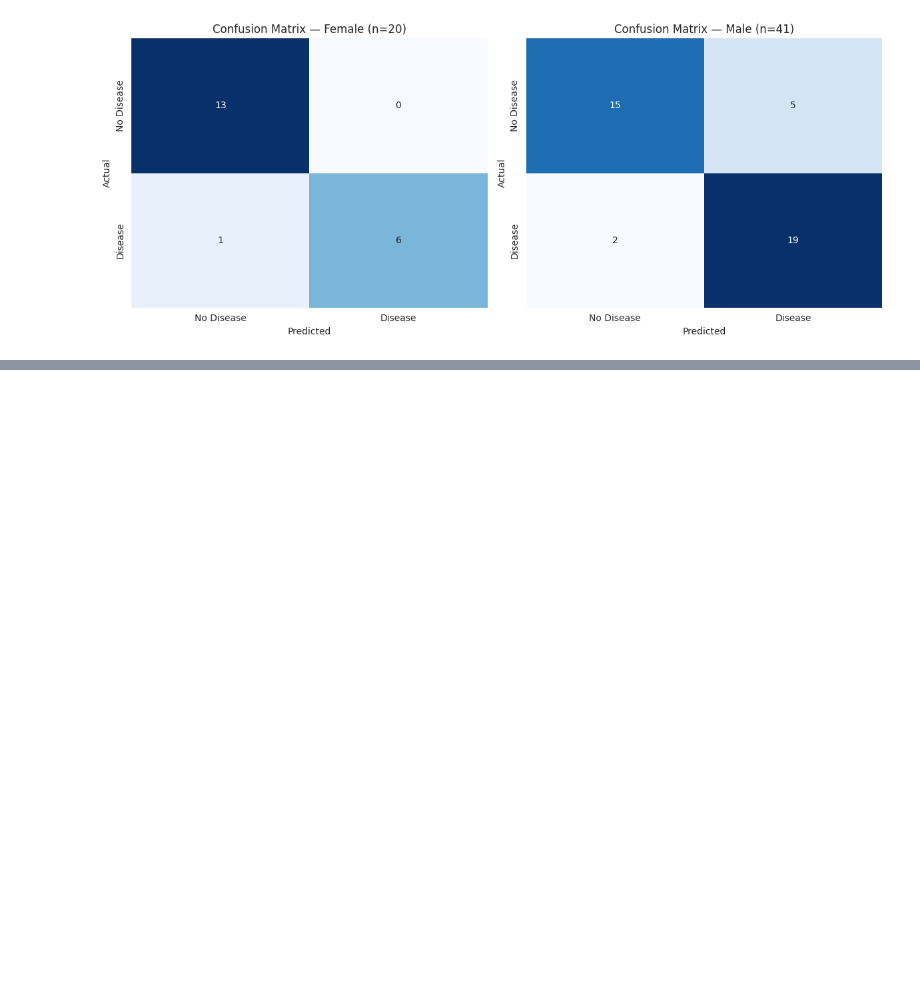
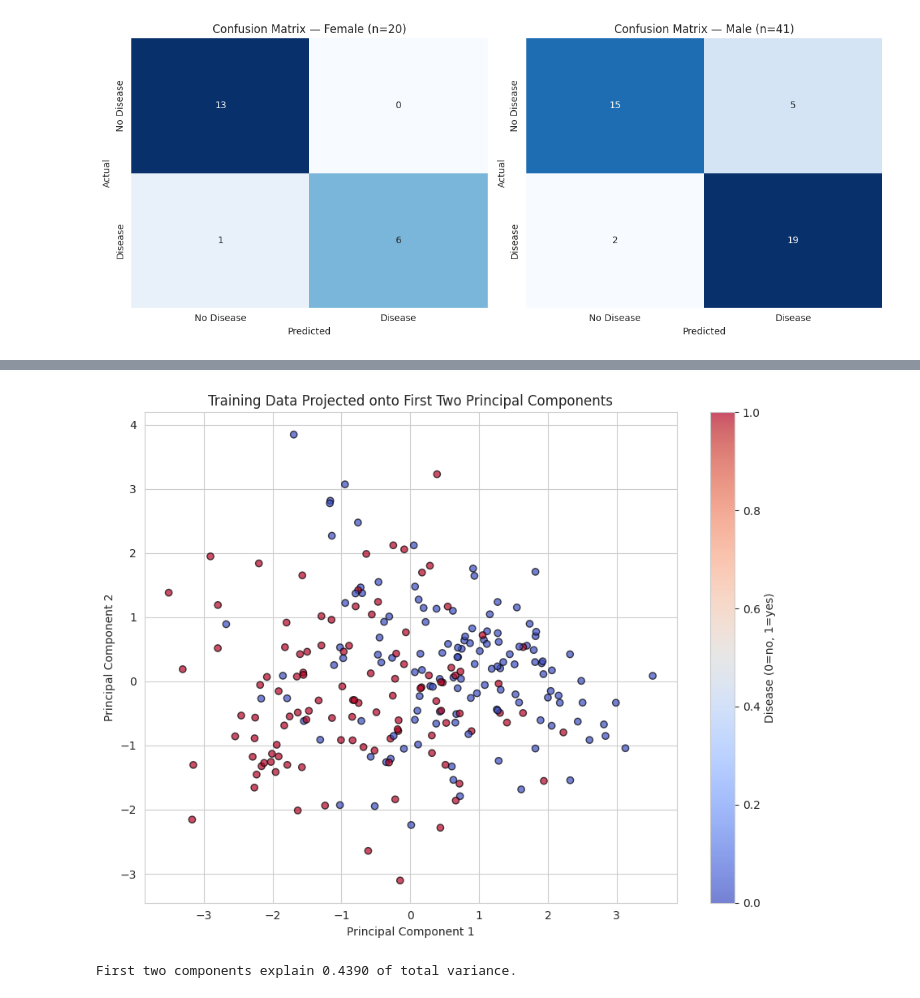
Before and after one commit to mugishaalex24682-cloud/bcs3101-capstone, a Jupyter notebook: notebooks/capstone.ipynb, the cells around one changed output, grey strips where cells are left out. Cells and saved outputs as stored; diff of their text form; code cells hidden in the pictures; blank space fills up the shorter version.

```diff
--- a/notebooks/capstone.ipynb
+++ b/notebooks/capstone.ipynb
@@ -930,0 +942,23 @@ plt.show()
+# %%
+from sklearn.decomposition import PCA
+
+# Preprocess the training set (using the same preprocessor)
+X_train_preprocessed = preprocessor.fit_transform(X_train)
+
+# Fit PCA on all components
+pca = PCA()
+pca.fit(X_train_preprocessed)
+
+# Variance explained
+explained_var = pca.explained_variance_ratio_
+cumulative_var = np.cumsum(explained_var)
+
+print(f"Total components: {len(explained_var)}")
+print(f"\nVariance explained by first 5 components:")
+for i in range(5):
+    print(f"  PC{i+1}: {explained_var[i]:.4f}  "
+          f"(cumulative: {cumulative_var[i]:.4f})")
+
+# How many components for 95% variance?
+n_components_95 = int(np.argmax(cumulative_var >= 0.95) + 1)
+print(f"\nComponents needed for 95% variance: {n_components_95}")
@@ -930,0 +1003,23 @@ plt.show()
+# %%
+# Reduce to 2 components for visualisation
+pca_2d = PCA(n_components=2)
+X_train_2d = pca_2d.fit_transform(X_train_preprocessed)
+
+plt.figure(figsize=(9, 7))
+scatter = plt.scatter(X_train_2d[:, 0], X_train_2d[:, 1],
+                      c=y_train, cmap='coolwarm',
+                      edgecolor='k', alpha=0.7)
+plt.colorbar(scatter, label='Disease (0=no, 1=yes)')
+plt.xlabel('Principal Component 1')
+plt.ylabel('Principal Component 2')
+plt.title('Training Data Projected onto First Two Principal Components')
+plt.tight_layout()
+plt.savefig('pca_2d.png', dpi=100, bbox_inches='tight')
+plt.show()
+
+print(f"First two components explain "
+      f"{pca_2d.explained_variance_ratio_.sum():.4f} "
+      f"of total variance.")
+# %% [output]
+[figure, added]
+First two components explain 0.4390 of total variance.
```
Also changed, not shown: parts of 4 cells of this notebook.
